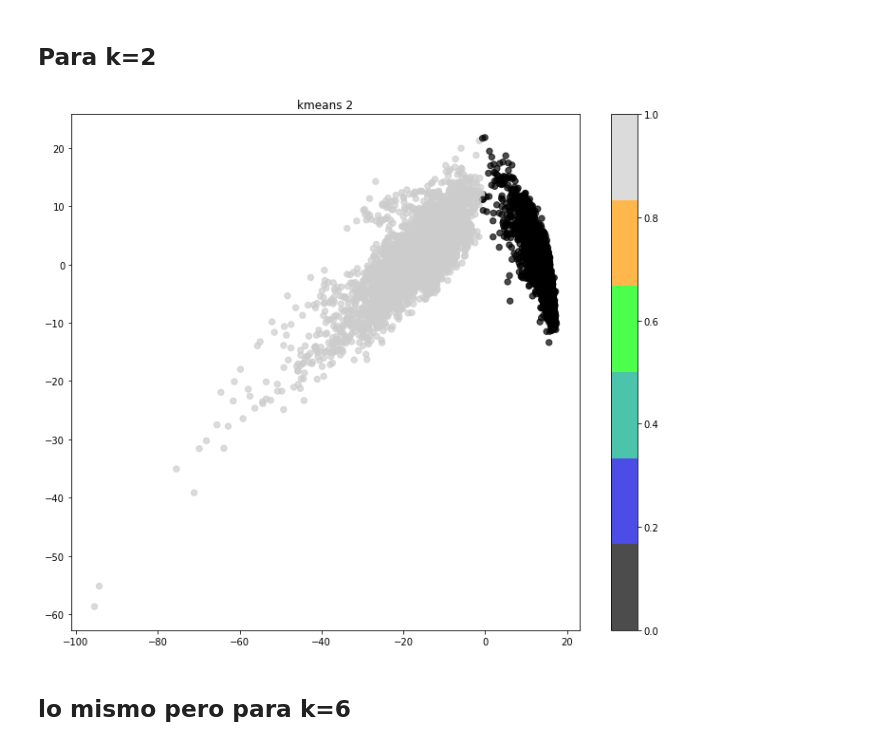
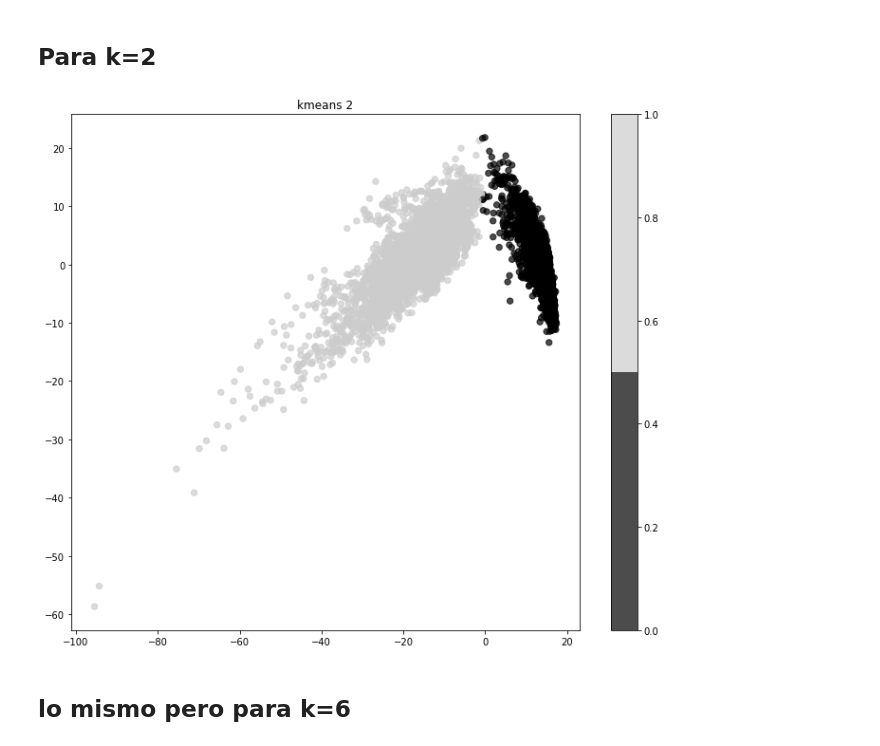
Before and after one commit to mbrito96/Entregables-SPAZ-CEIA, a Jupyter notebook: INTRO-IA/Trabajo_Practico_1.ipynb, the cells around one changed output. Cells and saved outputs as stored; diff of their text form; code cells hidden in the pictures.

```diff
--- a/INTRO-IA/Trabajo_Practico_1.ipynb
+++ b/INTRO-IA/Trabajo_Practico_1.ipynb
@@ -137,30 +137,30 @@ def move_centroids(points, closest, centroids):
 # %%
 np.random.seed(0)
 k2=2
 data_kmean2=X_pca
 
 labels_kmeans2= np.zeros(data_kmean2.shape[0])
 
 #valor inicial de centroides
 centroid_k2 = initialize_centroids(data_kmean2,k2)
 
 
 for iteracion in range(50):
     labels_kmeans2=closest_centroid(data_kmean2,centroid_k2)
     centroid_k2=move_centroids(data_kmean2,labels_kmeans2,centroid_k2)
 
 
 
 # se termino la historia, ahora a plotear
 
 # Graficamos los primeros dos componentes
 plt.figure(figsize=(12,10))
-plt.scatter(data_kmean2[:, 0], data_kmean2[:, 1], c=labels_kmeans2, alpha=0.7, s=40, cmap=plt.cm.get_cmap('nipy_spectral', 6))
+plt.scatter(data_kmean2[:, 0], data_kmean2[:, 1], c=labels_kmeans2, alpha=0.7, s=40, cmap=plt.cm.get_cmap('nipy_spectral',2))
 plt.rcParams['axes.grid'] = False #Evita un warning
 plt.colorbar()
 plt.title('kmeans 2');
 # %% [output]
-[figure, old version]
+[figure, new version]
 # %% [markdown]
 ## lo mismo pero para k=6
 # %%
```
Also changed, not shown: parts of 3 cells of this notebook.
